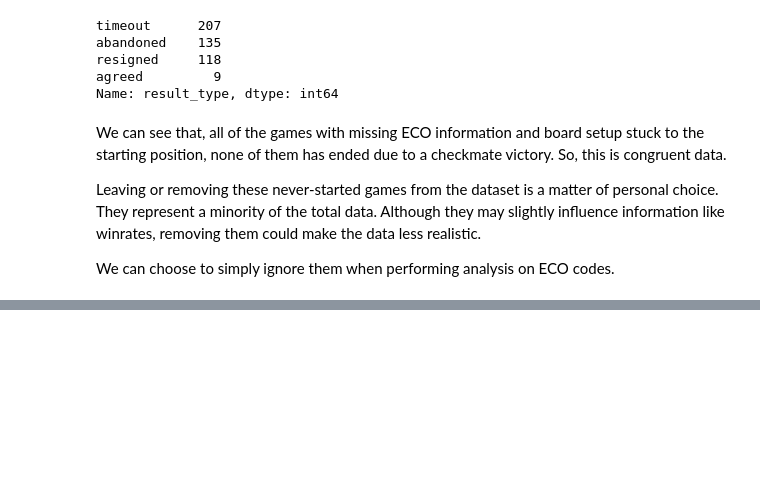
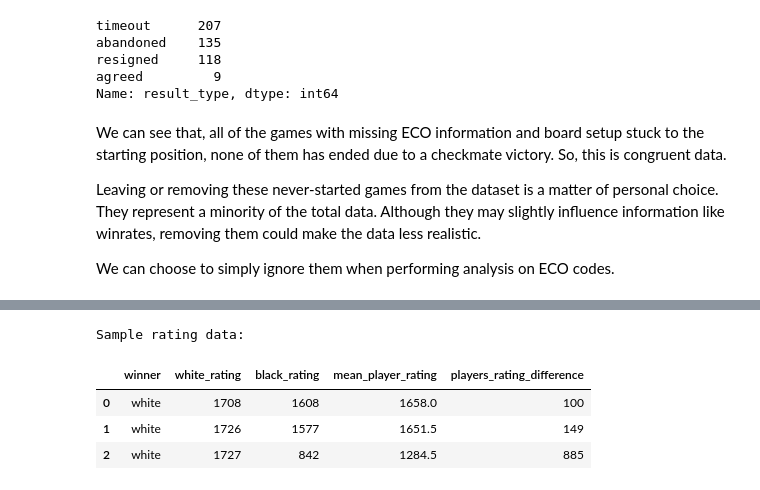
Before and after one commit to lamparelli/chess-data-analysis, a Jupyter notebook: main.ipynb, the cells around one changed output, grey strips where cells are left out. Saved outputs shown, nothing was run; the diff lists cells and outputs as text; code cells hidden in the pictures; blank space fills up the shorter version.

Commit message:
added extra rating info

```diff
--- a/main.ipynb
+++ b/main.ipynb
@@ -681,0 +691,12 @@ We can choose to simply ignore them when performing analysis on ECO codes.
+# %%
+games["mean_player_rating"] = games[["white_rating", "black_rating"]].mean(axis=1)
+games["players_rating_difference"] = (games["white_rating"] - games["black_rating"]).abs()
+
+print("Sample rating data:")
+games[["winner", "white_rating", "black_rating", "mean_player_rating", "players_rating_difference"]].head(3)
+# %% [output]
+Sample rating data:
+|  | winner | white_rating | black_rating | mean_player_rating | players_rating_difference |
+| 0 | white | 1708 | 1608 | 1658.0 | 100 |
+| 1 | white | 1726 | 1577 | 1651.5 | 149 |
+| 2 | white | 1727 | 842 | 1284.5 | 885 |
```
Also changed, not shown: parts of 2 cells of this notebook.
